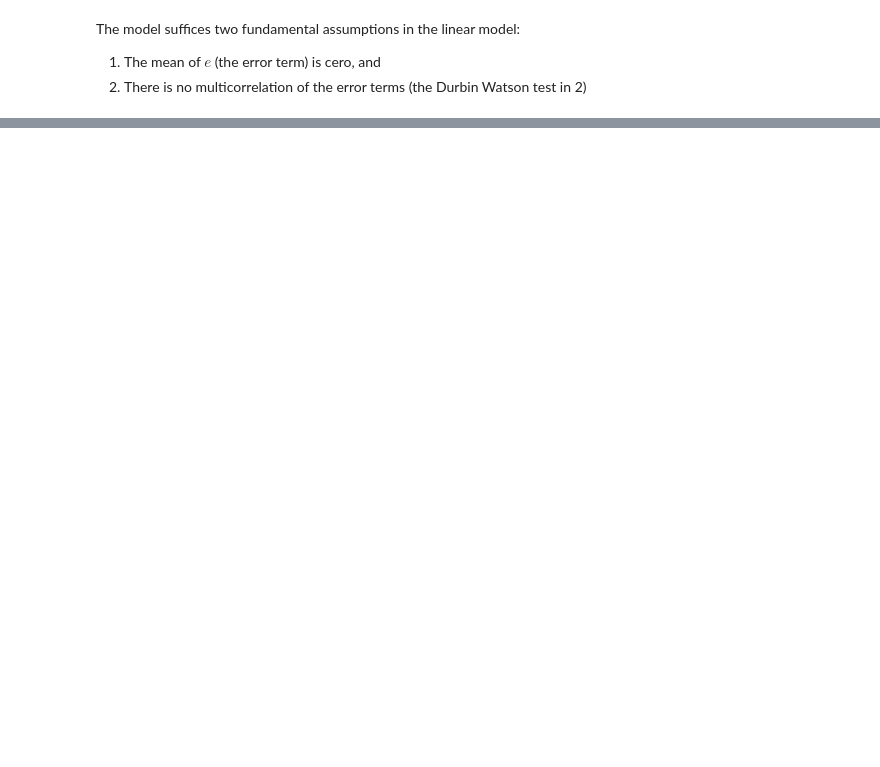
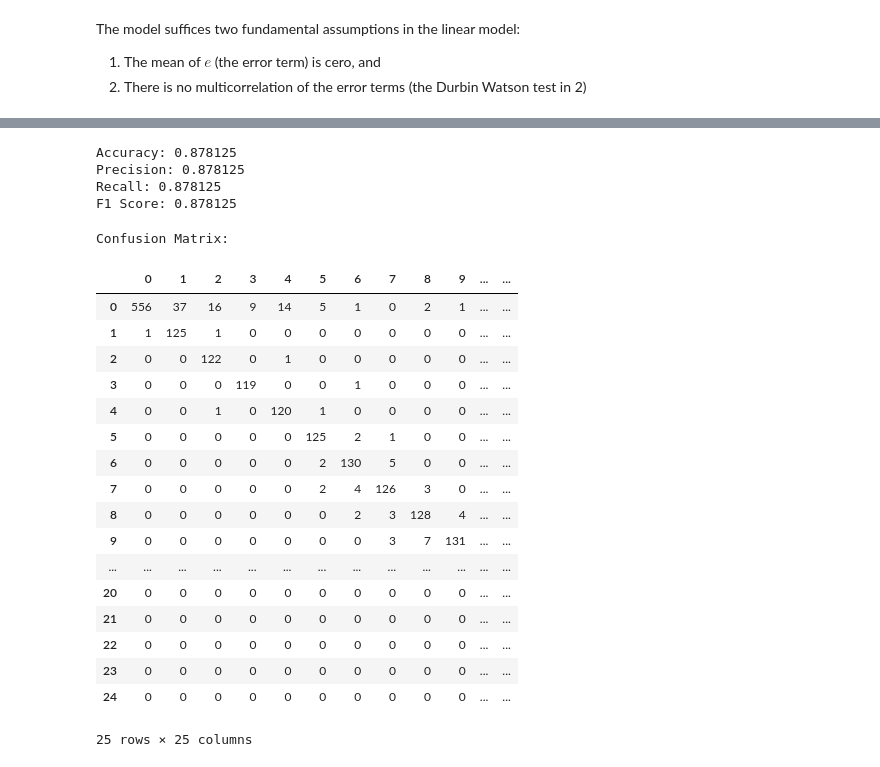
Before and after one commit to RFM322/F1F2_Analytics4FutureChampions, a Jupyter notebook: data-pre-processing.ipynb, the cells around one changed output, grey strips where cells are left out. Drawn from its saved outputs; the diff is of its cells as text; code cells hidden in the pictures; blank space fills up the shorter version.

```diff
--- a/data-pre-processing.ipynb
+++ b/data-pre-processing.ipynb
@@ -428,0 +478,15 @@ F1 Score: 0.22030981067125646
+# %%
+#Now for Testing Set
+
+#Rename predictions series and join series into dataframe
+slm_ridge_predictions = pd.Series(gs.predict(Xs_test))
+slm_ridge_predictions.name = 'predictions'            #Name series
+slm_ridge_predictions.index = y_test.index           #Re-index
+df_slm_ridge_results = y_test.to_frame().join(slm_ridge_predictions)
+
+#Round results
+df_slm_ridge_results['predictions'] = df_slm_ridge_results['predictions'].round().apply(lambda x : 0 if x <= 0 else x)
+
+#Preview results for training set
+df_slm_ridge_results.head()
+#----------------------------------------------------
@@ -429,3 +500,35 @@ F1 Score: 0.22030981067125646
+# %%
+classification_results(df_slm_ridge_results['position'],df_slm_ridge_results['predictions'])
+# %% [output]
+Accuracy: 0.878125
+Precision: 0.878125
+Recall: 0.878125
+F1 Score: 0.878125
+# %%
+# Compute the confusion matrix
+cm = confusion_matrix(df_slm_ridge_results['position'],df_slm_ridge_results['predictions'])
+print("Confusion Matrix:")
+pd.DataFrame(cm)
+# %% [output]
+Confusion Matrix:
+|  | 0 | 1 | 2 | 3 | 4 | 5 | 6 | 7 | 8 | 9 | ... | ... |
+| 0 | 556 | 37 | 16 | 9 | 14 | 5 | 1 | 0 | 2 | 1 | ... | ... |
+| 1 | 1 | 125 | 1 | 0 | 0 | 0 | 0 | 0 | 0 | 0 | ... | ... |
+| 2 | 0 | 0 | 122 | 0 | 1 | 0 | 0 | 0 | 0 | 0 | ... | ... |
+| 3 | 0 | 0 | 0 | 119 | 0 | 0 | 1 | 0 | 0 | 0 | ... | ... |
+| 4 | 0 | 0 | 1 | 0 | 120 | 1 | 0 | 0 | 0 | 0 | ... | ... |
+| 5 | 0 | 0 | 0 | 0 | 0 | 125 | 2 | 1 | 0 | 0 | ... | ... |
+| 6 | 0 | 0 | 0 | 0 | 0 | 2 | 130 | 5 | 0 | 0 | ... | ... |
+| 7 | 0 | 0 | 0 | 0 | 0 | 2 | 4 | 126 | 3 | 0 | ... | ... |
+| 8 | 0 | 0 | 0 | 0 | 0 | 0 | 2 | 3 | 128 | 4 | ... | ... |
+| 9 | 0 | 0 | 0 | 0 | 0 | 0 | 0 | 3 | 7 | 131 | ... | ... |
+| ... | ... | ... | ... | ... | ... | ... | ... | ... | ... | ... | ... | ... |
+| 20 | 0 | 0 | 0 | 0 | 0 | 0 | 0 | 0 | 0 | 0 | ... | ... |
+| 21 | 0 | 0 | 0 | 0 | 0 | 0 | 0 | 0 | 0 | 0 | ... | ... |
+| 22 | 0 | 0 | 0 | 0 | 0 | 0 | 0 | 0 | 0 | 0 | ... | ... |
+| 23 | 0 | 0 | 0 | 0 | 0 | 0 | 0 | 0 | 0 | 0 | ... | ... |
+| 24 | 0 | 0 | 0 | 0 | 0 | 0 | 0 | 0 | 0 | 0 | ... | ... |
+25 rows × 25 columns
 # %%
 
 #Visualize position and predictions in a dataframe
```
Also changed, not shown: parts of 20 cells of this notebook.
